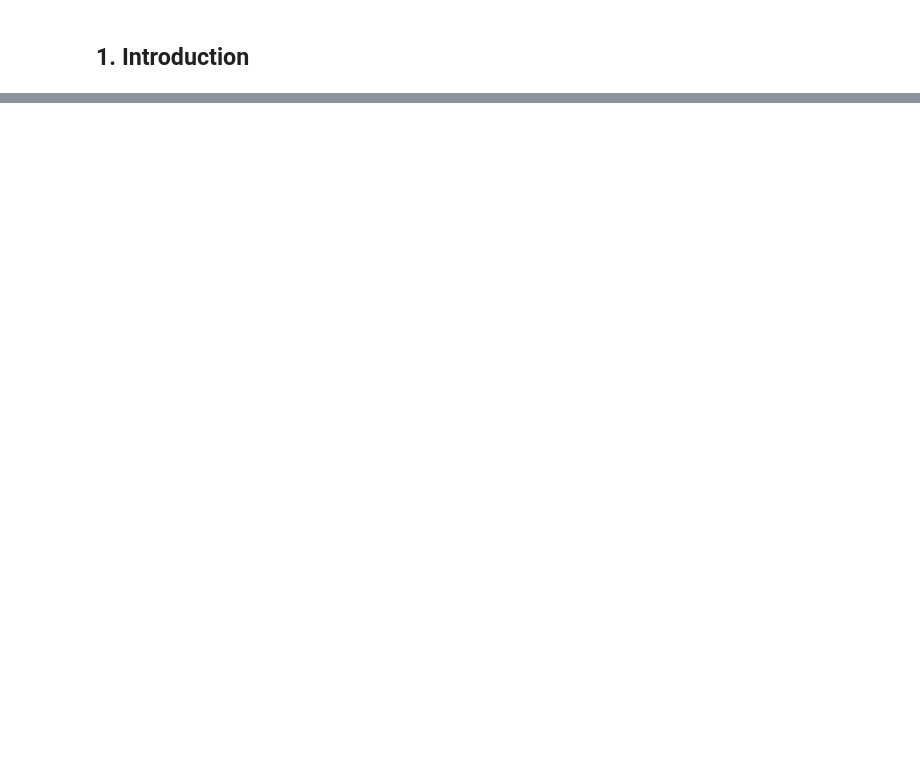
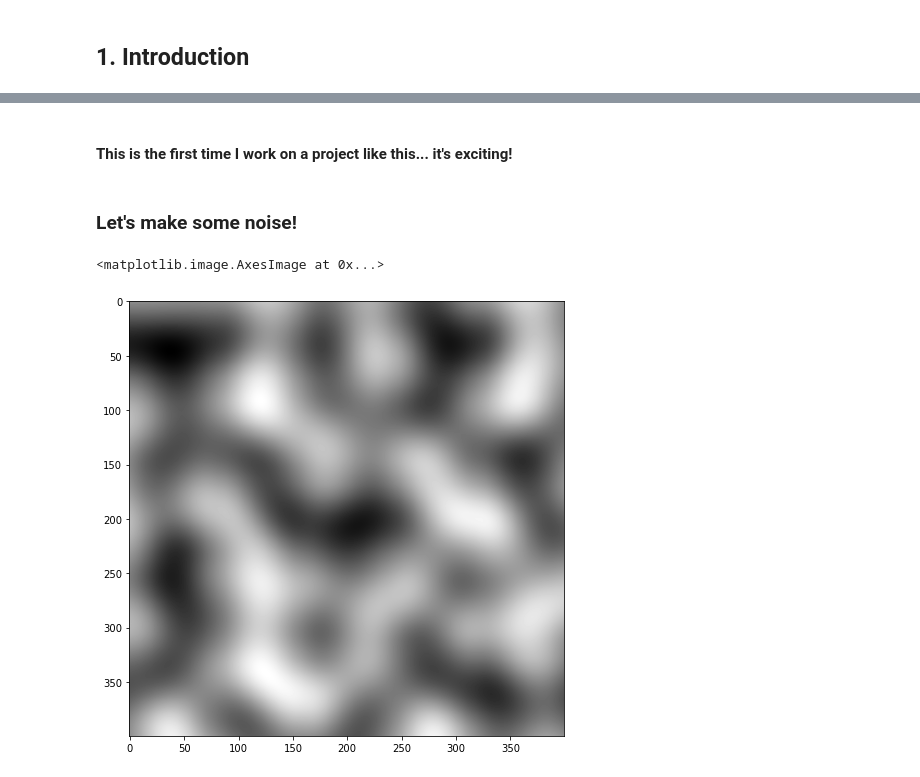
Before and after one commit to faeron8/Perlin-Noise-Research-2022, a Jupyter notebook: Perlin_noise.ipynb, the cells around one changed output, grey strips where cells are left out. Cells and saved outputs as stored; diff of their text form; code cells hidden in the pictures; blank space fills up the shorter version.

```diff
--- a/Perlin_noise.ipynb
+++ b/Perlin_noise.ipynb
@@ -93,0 +142,2 @@ plt.show()
+# %% [markdown]
+#### This is the first time I work on  a project like this... it's exciting!
@@ -93,0 +215,9 @@ plt.show()
+# %% [markdown]
+### Let's make some noise!
+# %%
+img1 = generate_2D_perlin_noise(400, 80)
+plt.rcParams["figure.figsize"] = (10,8)
+plt.imshow(img1, cmap='gray')
+# %% [output]
+<matplotlib.image.AxesImage at 0x...>
+[figure, added]
```
Also changed, not shown: parts of 34 cells of this notebook.
